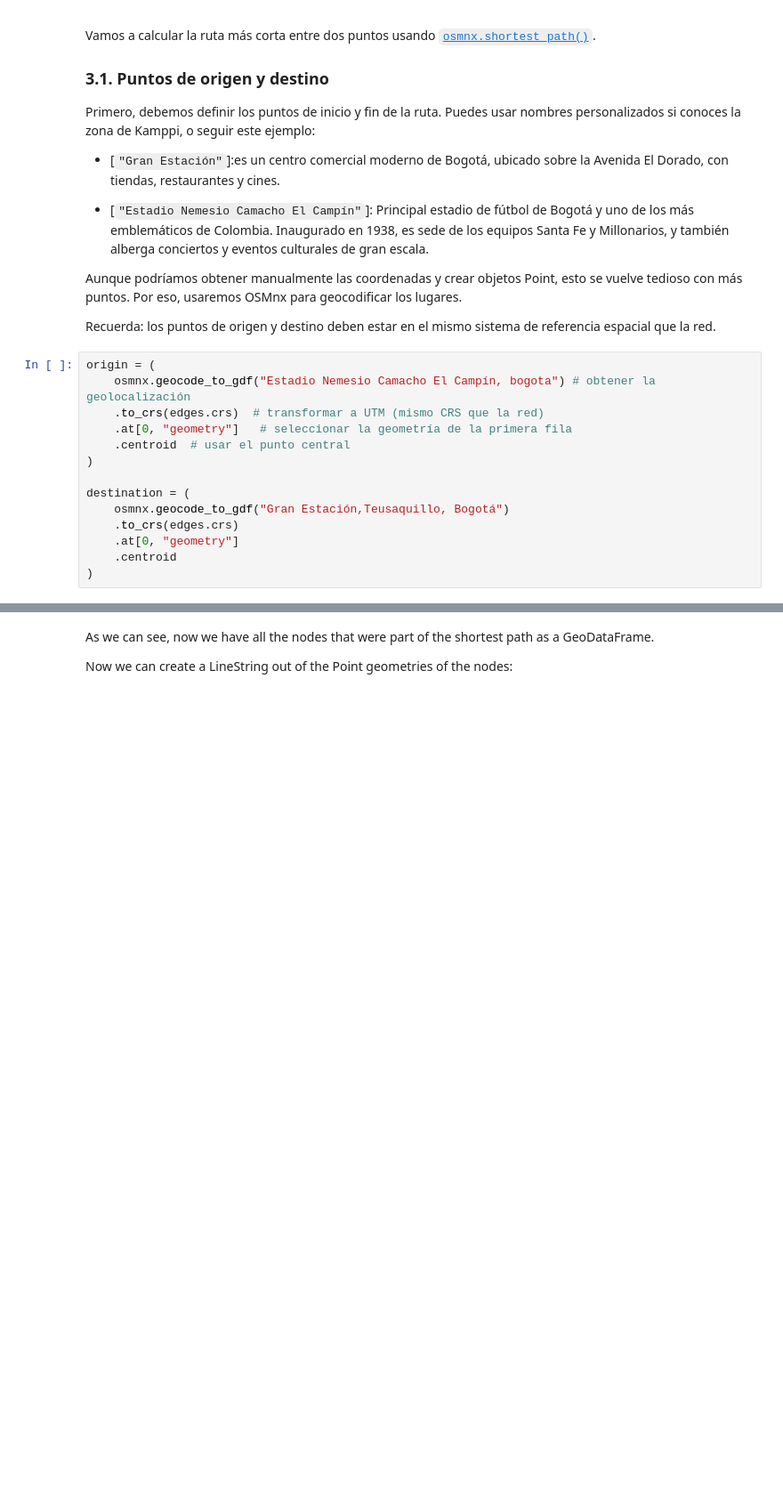
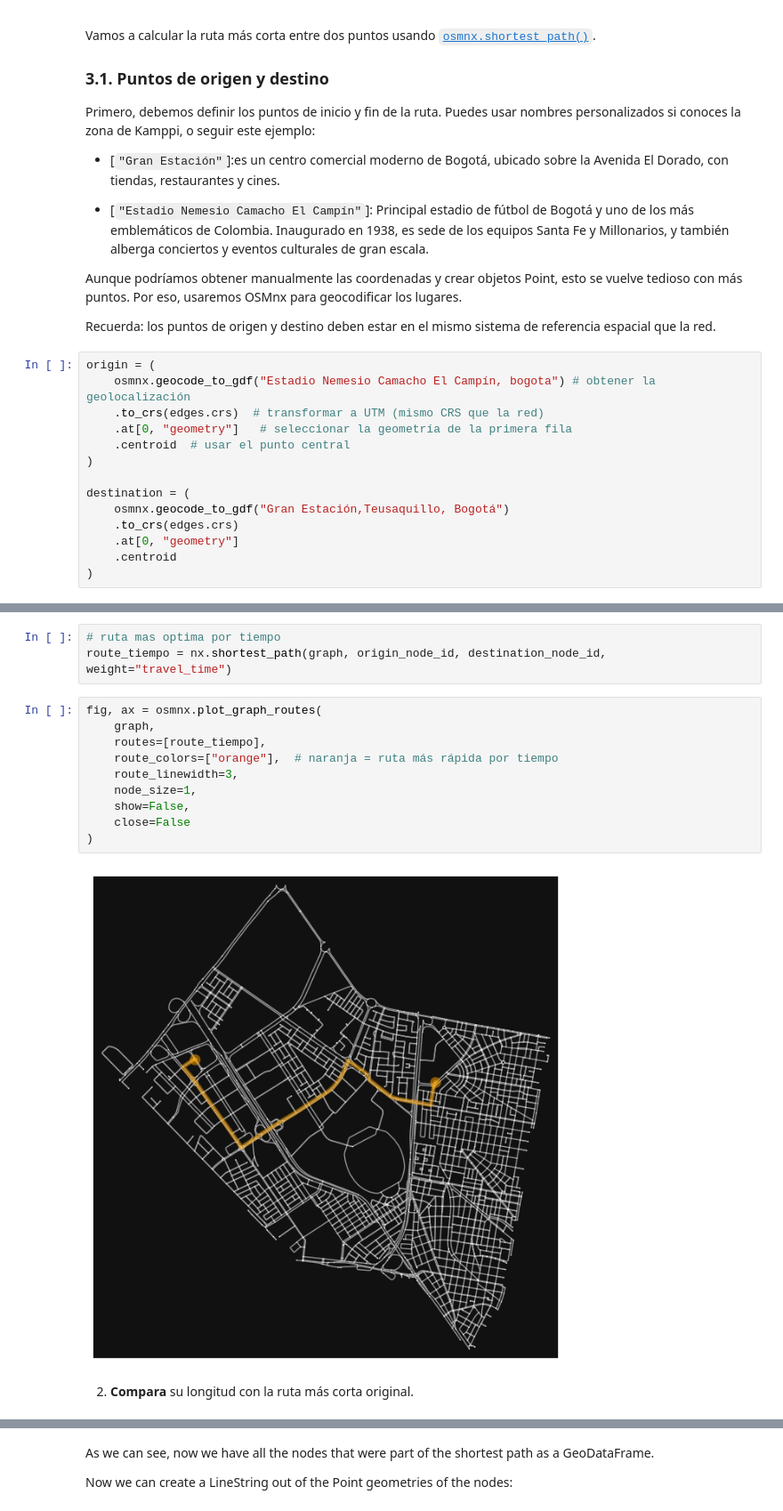
Before and after one commit to TatianaPrieto8/Practica4, a Jupyter notebook: network-analysis.ipynb, the cells around one changed output, grey strips where cells are left out. Shown at 89% size. Cells and saved outputs as stored; diff of their text form; blank space fills up the shorter version.

```diff
--- a/network-analysis.ipynb
+++ b/network-analysis.ipynb
@@ -446,0 +453,17 @@ fig, ax = osmnx.plot_graph_route(graph, route)
+# %%
+# ruta mas optima por tiempo
+route_tiempo = nx.shortest_path(graph, origin_node_id, destination_node_id, weight="travel_time")
+# %%
+fig, ax = osmnx.plot_graph_routes(
+    graph,
+    routes=[route_tiempo],
+    route_colors=["orange"],  # naranja = ruta más rápida por tiempo
+    route_linewidth=3,
+    node_size=1,
+    show=False,
+    close=False
+)
+# %% [output]
+[figure, added]
+# %% [markdown]
+2. **Compara** su longitud con la ruta más corta original.
```
Also changed, not shown: parts of 33 cells of this notebook.
